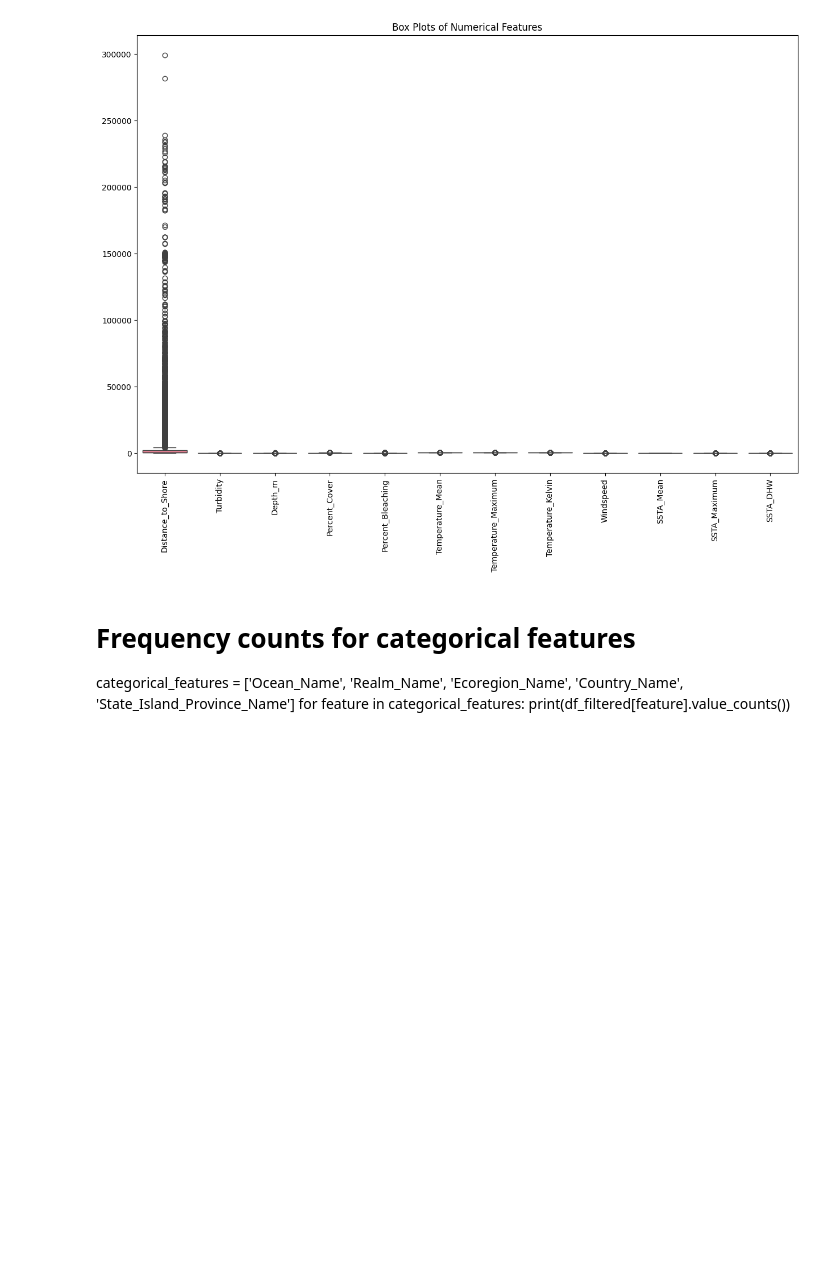
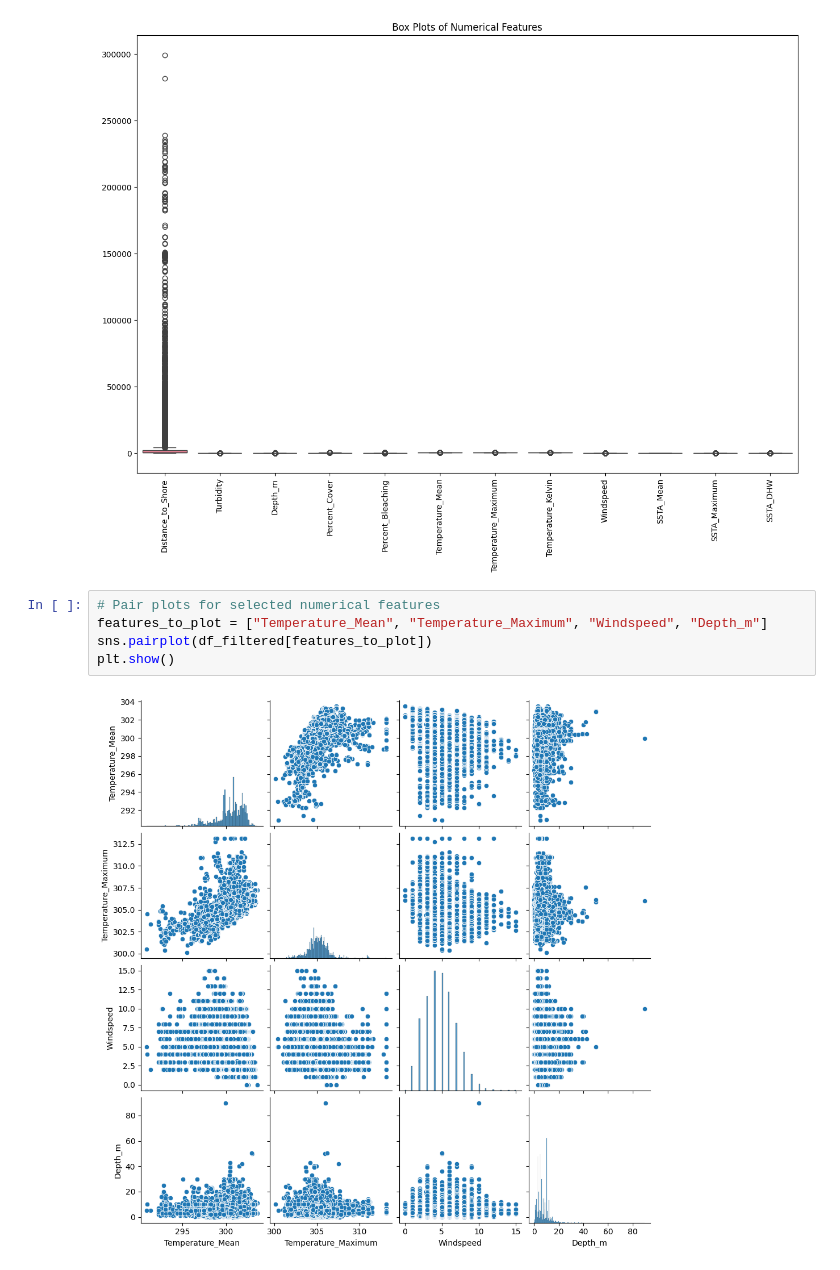
Before and after one commit to minhphan-rmit/rmit2024b-cosc2968-sgs-tut04-team1, a Jupyter notebook: main1.ipynb, the cells around one changed output. Drawn from its saved outputs; the diff is of its cells as text; blank space fills up the shorter version.

```diff
--- a/main1.ipynb
+++ b/main1.ipynb
@@ -625,8 +625,10 @@ plt.title('Box Plots of Numerical Features')
 plt.show()
 # %% [output]
 [figure]
-# %% [markdown]
-# Frequency counts for categorical features
-categorical_features = ['Ocean_Name', 'Realm_Name', 'Ecoregion_Name', 'Country_Name', 'State_Island_Province_Name']
-for feature in categorical_features:
-    print(df_filtered[feature].value_counts())
+# %%
+# Pair plots for selected numerical features
+features_to_plot = ["Temperature_Mean", "Temperature_Maximum", "Windspeed", "Depth_m"]
+sns.pairplot(df_filtered[features_to_plot])
+plt.show()
+# %% [output]
+[figure, added]
```
Also changed, not shown: parts of 2 cells of this notebook.
